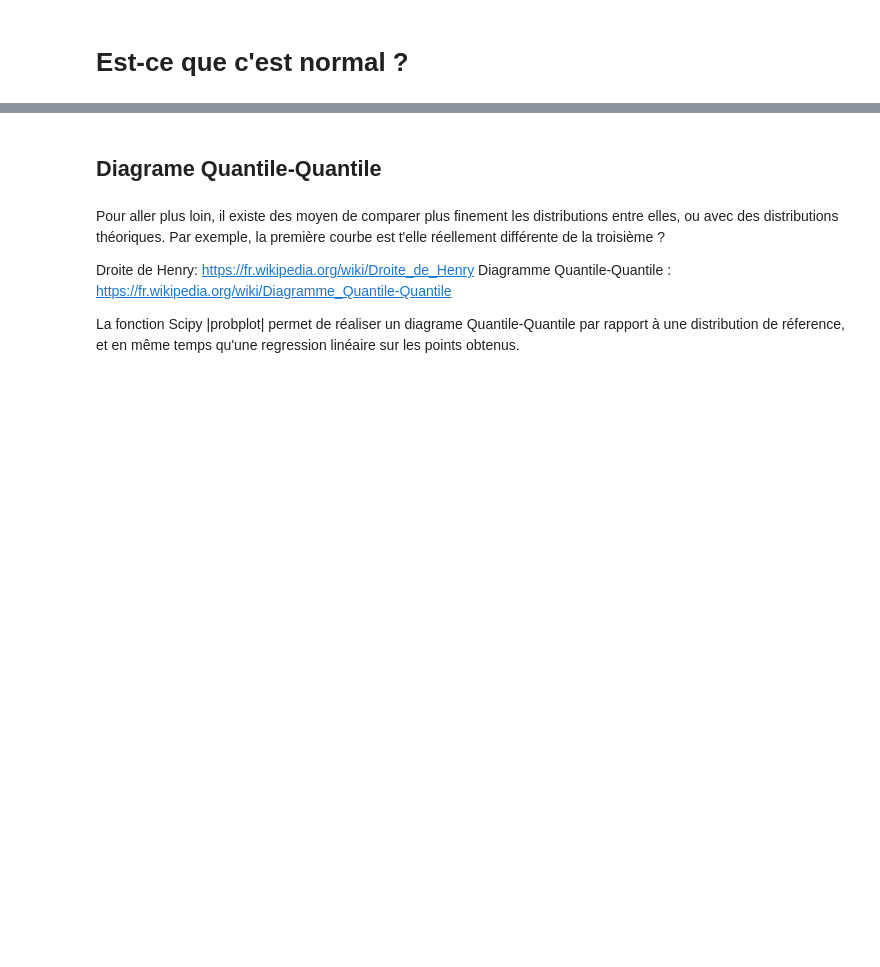
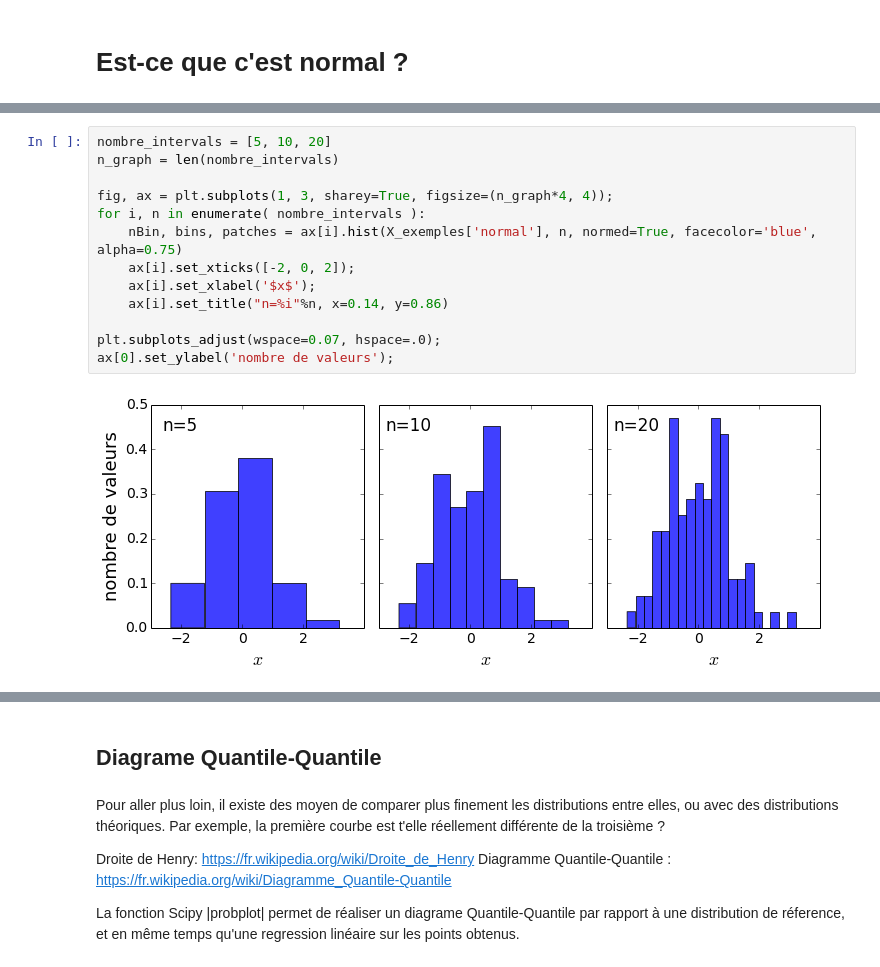
Before and after one commit to xdze2/xdze2.github.io-src, a Jupyter notebook: content/statistiques/normalite.ipynb, the cells around one changed output, grey strips where cells are left out. Drawn from its saved outputs; the diff is of its cells as text; blank space fills up the shorter version.

```diff
--- a/content/statistiques/normalite.ipynb
+++ b/content/statistiques/normalite.ipynb
@@ -70,0 +106,15 @@ Remarque: on ne considère pas ici la cohérence temporelle (abscice) des mesure
+# %%
+nombre_intervals = [5, 10, 20]
+n_graph = len(nombre_intervals)
+
+fig, ax = plt.subplots(1, 3, sharey=True, figsize=(n_graph*4, 4));
+for i, n in enumerate( nombre_intervals ):
+    nBin, bins, patches = ax[i].hist(X_exemples['normal'], n, normed=True, facecolor='blue', alpha=0.75)
+    ax[i].set_xticks([-2, 0, 2]);
+    ax[i].set_xlabel('$x$');
+    ax[i].set_title("n=%i"%n, x=0.14, y=0.86)
+
+plt.subplots_adjust(wspace=0.07, hspace=.0);
+ax[0].set_ylabel('nombre de valeurs');
+# %% [output]
+[figure, added]
```
Also changed, not shown: parts of 39 cells of this notebook, 3 other files.
